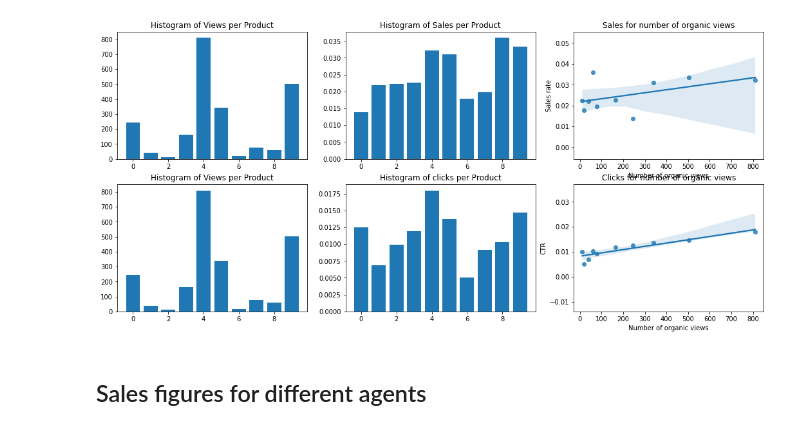
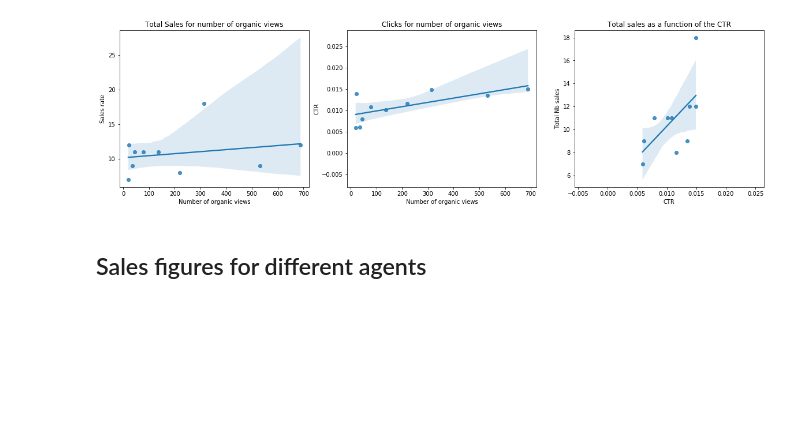
Before and after one commit to philomenec/reco-gym, a Jupyter notebook: 0. Stats.ipynb, the cells around one changed output. Saved outputs shown, nothing was run; the diff lists cells and outputs as text; code cells hidden in the pictures; blank space fills up the shorter version.

```diff
--- a/0. Stats.ipynb
+++ b/0. Stats.ipynb
@@ -124,34 +182,47 @@ plt.show()
 # %%
-import seaborn as sns
-product_views =  data[data['z'] == 'organic']['v']
-products, views_counts = np.unique(product_views, return_counts=True)
+# # With sales / nb recos
 
-fig, axes = plt.subplots(2, 3, figsize=(18, 8))
-axes[0,0].set_title('Histogram of Views per Product')
-axes[0,0].bar(products, views_counts)
+# fig, axes = plt.subplots(1, 3, figsize=(20, 5))
 
-axes[0,1].set_title('Histogram of Sales per Product')
-axes[0,1].bar(products, sales)
+# sns.regplot(views_counts, sales, ax=axes[0])
+# axes[0].set_title('Sales for number of organic views')
+# axes[0].set_xlabel('Number of organic views')
+# axes[0].set_ylabel('Sales rate')
 
-sns.regplot(views_counts, sales, ax=axes[0,2])
-axes[0,2].set_title('Sales for number of organic views')
-axes[0,2].set_xlabel('Number of organic views')
-axes[0,2].set_ylabel('Sales rate')
+# sns.regplot(views_counts, clicks, ax=axes[1])
+# axes[1].set_title('Clicks for number of organic views')
+# axes[1].set_xlabel('Number of organic views')
+# axes[1].set_ylabel('CTR')
 
-axes[1,0].set_title('Histogram of Views per Product')
-axes[1,0].bar(products, views_counts)
+# sns.regplot(clicks, sales, ax=axes[2])
+# axes[2].set_title('Sales rate as a function of the CTR')
+# axes[2].set_xlabel('CTR')
+# axes[2].set_ylabel('Nb sales / Nb recos')
 
-axes[1,1].set_title('Histogram of clicks per Product')
-axes[1,1].bar(products, clicks)
-
-sns.regplot(views_counts, clicks, ax=axes[1,2])
-axes[1,2].set_title('Clicks for number of organic views')
-axes[1,2].set_xlabel('Number of organic views')
-axes[1,2].set_ylabel('CTR')
-
-plt.show()
+# plt.show()
-# %% [output]
-[figure, removed]
+# %%
+# With total number of sales
+
+fig, axes = plt.subplots(1, 3, figsize=(20, 5))
+
+sns.regplot(views_counts, sales_tot, ax=axes[0])
+axes[0].set_title('Total Sales for number of organic views')
+axes[0].set_xlabel('Number of organic views')
+axes[0].set_ylabel('Sales rate')
+
+sns.regplot(views_counts, clicks, ax=axes[1])
+axes[1].set_title('Clicks for number of organic views')
+axes[1].set_xlabel('Number of organic views')
+axes[1].set_ylabel('CTR')
+
+sns.regplot(clicks, sales_tot, ax=axes[2])
+axes[2].set_title('Total sales as a function of the CTR')
+axes[2].set_xlabel('CTR')
+axes[2].set_ylabel('Total Nb sales')
+
+plt.show()
+# %% [output]
+[figure, added]
 # %% [markdown]
 ## Sales figures for different agents
 # %%
```
Also changed, not shown: parts of 24 cells of this notebook, 9 other files.
